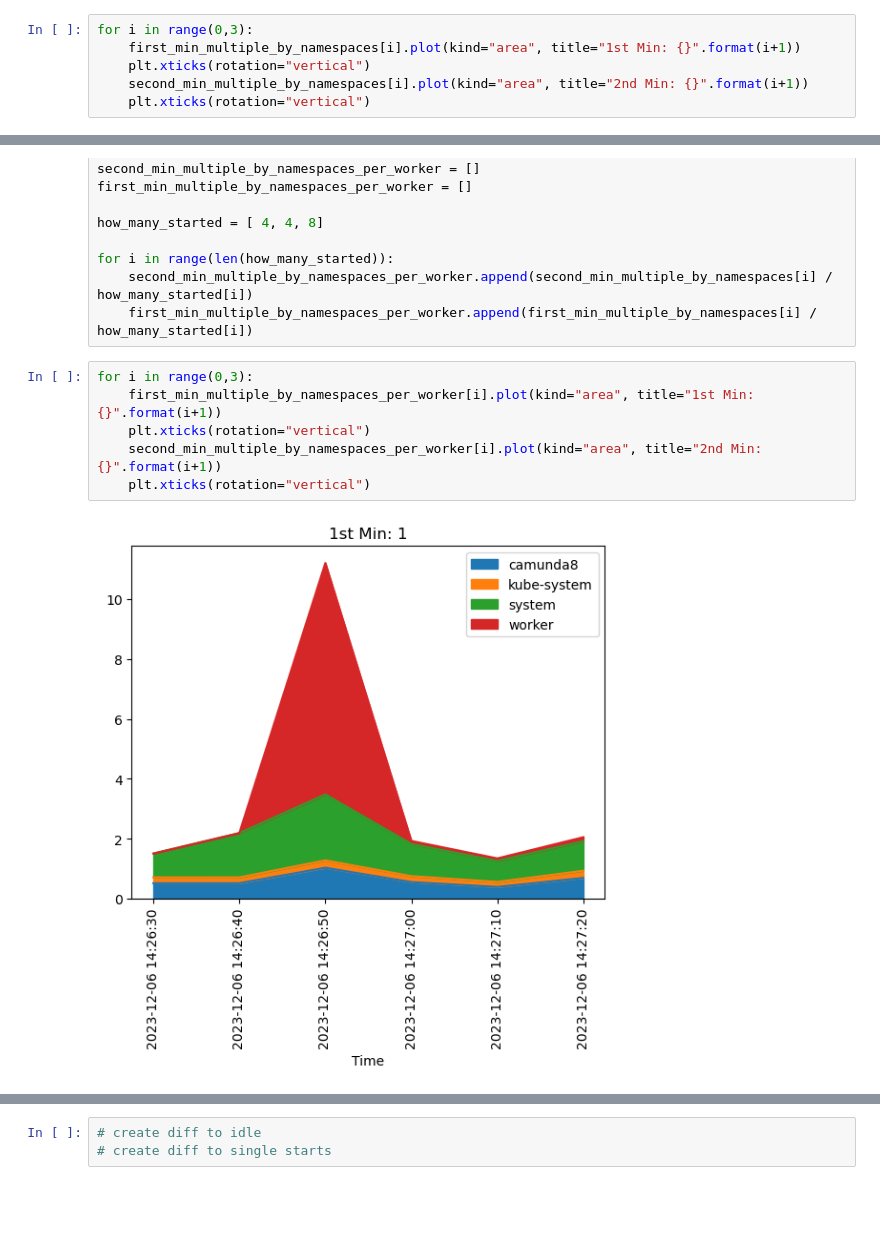
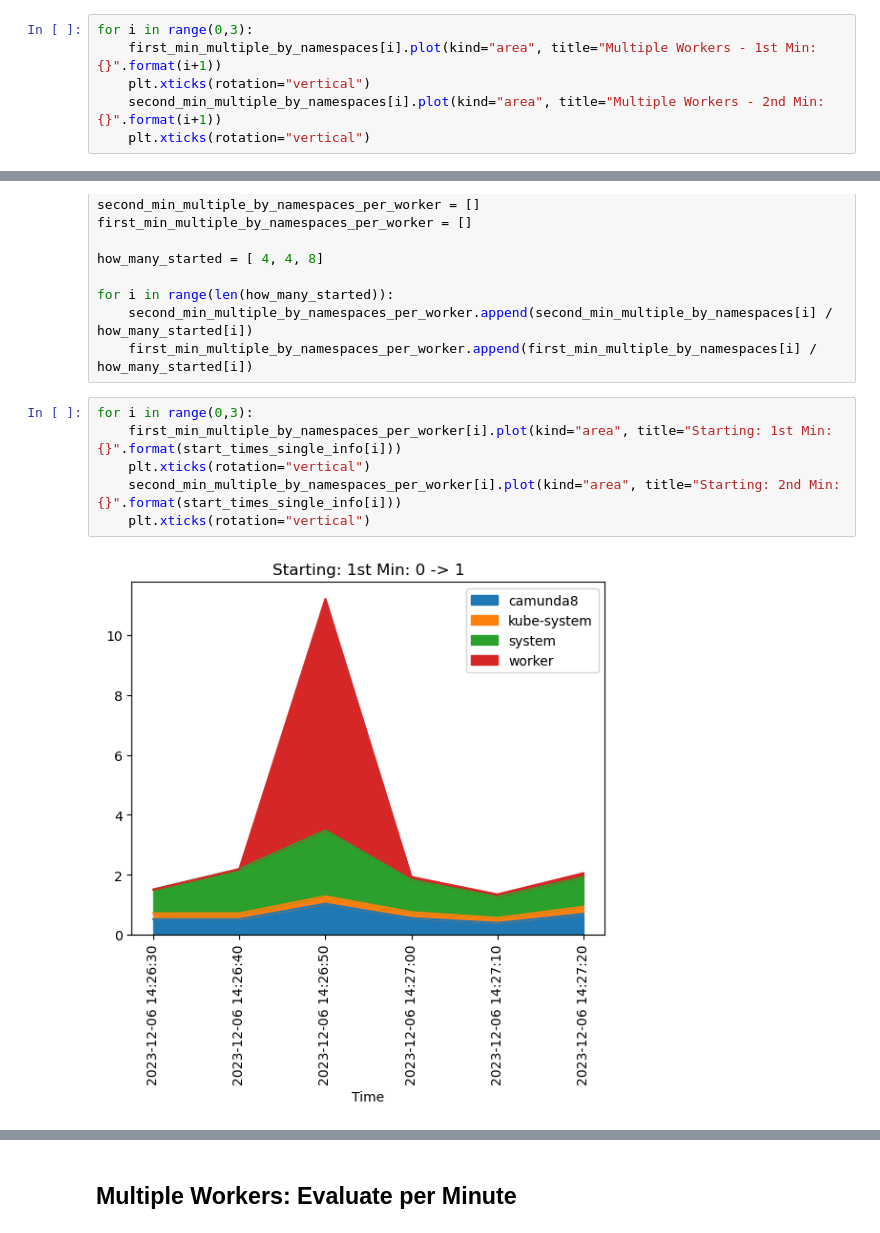
Before and after one commit to JayJabowski/camunda-8-worker-energy-efficiency-analysis, a Jupyter notebook: worker-measurements/Starting_Workers_1.1.ipynb, the cells around one changed output, grey strips where cells are left out. Drawn from its saved outputs; the diff is of its cells as text; blank space fills up the shorter version.

```diff
--- a/worker-measurements/Starting_Workers_1.1.ipynb
+++ b/worker-measurements/Starting_Workers_1.1.ipynb
@@ -325,8 +325,8 @@ second_min_multiple_by_namespaces[1]
 ## Plotting Multiple Workers
 # %%
 for i in range(0,3):
-    first_min_multiple_by_namespaces[i].plot(kind="area", title="1st Min: {}".format(i+1))
+    first_min_multiple_by_namespaces[i].plot(kind="area", title="Multiple Workers - 1st Min: {}".format(i+1))
     plt.xticks(rotation="vertical")
-    second_min_multiple_by_namespaces[i].plot(kind="area", title="2nd Min: {}".format(i+1))
+    second_min_multiple_by_namespaces[i].plot(kind="area", title="Multiple Workers - 2nd Min: {}".format(i+1))
     plt.xticks(rotation="vertical")
 # %% [output]
@@ -352,9 +352,9 @@ for i in range(len(how_many_started)):
     first_min_multiple_by_namespaces_per_worker.append(first_min_multiple_by_namespaces[i] / how_many_started[i])
 # %%
 for i in range(0,3):
-    first_min_multiple_by_namespaces_per_worker[i].plot(kind="area", title="1st Min: {}".format(i+1))
+    first_min_multiple_by_namespaces_per_worker[i].plot(kind="area", title="Starting: 1st Min: {}".format(start_times_single_info[i]))
     plt.xticks(rotation="vertical")
-    second_min_multiple_by_namespaces_per_worker[i].plot(kind="area", title="2nd Min: {}".format(i+1))
+    second_min_multiple_by_namespaces_per_worker[i].plot(kind="area", title="Starting: 2nd Min: {}".format(start_times_single_info[i]))
     plt.xticks(rotation="vertical")
 # %% [output]
-[figure, old version]
+[figure, new version]
@@ -366,3 +366,2 @@ for i in range(0,3):
-# %%
-# create diff to idle
-# create diff to single starts
+# %% [markdown]
+## Multiple Workers: Evaluate per Minute
```
Also changed, not shown: parts of 7 cells of this notebook, 1 other file.
